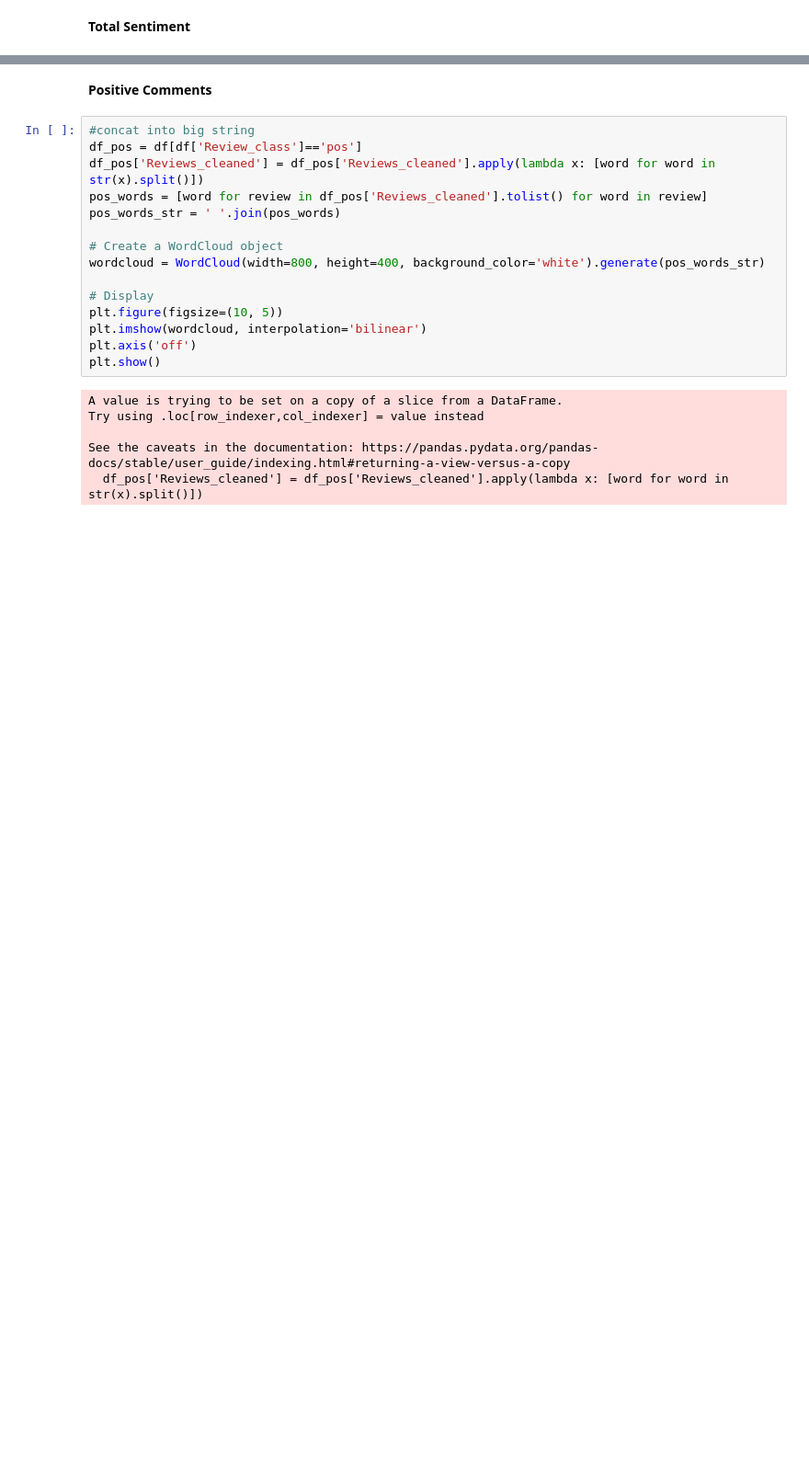
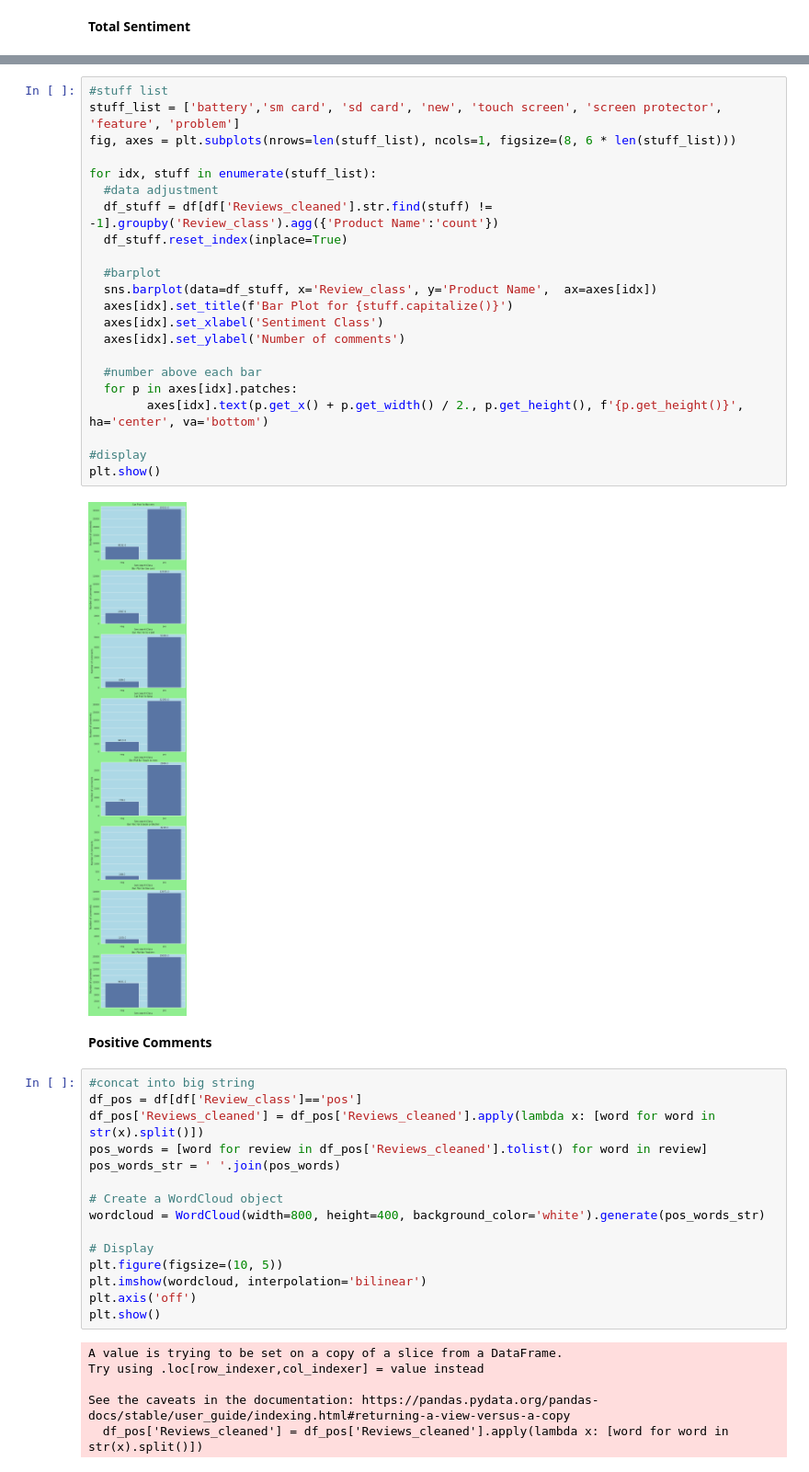
Before and after one commit to longbui23/Amazon-Analysis, a Jupyter notebook: GeneralAnalysisAndDataCleaning.ipynb, the cells around one changed output, grey strips where cells are left out. Shown at 92% size. Saved outputs shown, nothing was run; the diff lists cells and outputs as text; blank space fills up the shorter version.

```diff
--- a/GeneralAnalysisAndDataCleaning.ipynb
+++ b/GeneralAnalysisAndDataCleaning.ipynb
@@ -573,3 +624,27 @@ plt.show()
+# %%
+#stuff list
+stuff_list = ['battery','sm card', 'sd card', 'new', 'touch screen', 'screen protector', 'feature', 'problem']
+fig, axes = plt.subplots(nrows=len(stuff_list), ncols=1, figsize=(8, 6 * len(stuff_list)))
+
+for idx, stuff in enumerate(stuff_list):
+  #data adjustment
+  df_stuff = df[df['Reviews_cleaned'].str.find(stuff) != -1].groupby('Review_class').agg({'Product Name':'count'})
+  df_stuff.reset_index(inplace=True)
+
+  #barplot
+  sns.barplot(data=df_stuff, x='Review_class', y='Product Name',  ax=axes[idx])
+  axes[idx].set_title(f'Bar Plot for {stuff.capitalize()}')
+  axes[idx].set_xlabel('Sentiment Class')
+  axes[idx].set_ylabel('Number of comments')
+
+  #number above each bar
+  for p in axes[idx].patches:
+        axes[idx].text(p.get_x() + p.get_width() / 2., p.get_height(), f'{p.get_height()}', ha='center', va='bottom')
+
+#display
+plt.show()
+# %% [output]
+[figure, added]
 # %% [markdown]
 **Positive Comments**
 # %%
```
Also changed, not shown: parts of 25 cells of this notebook.
